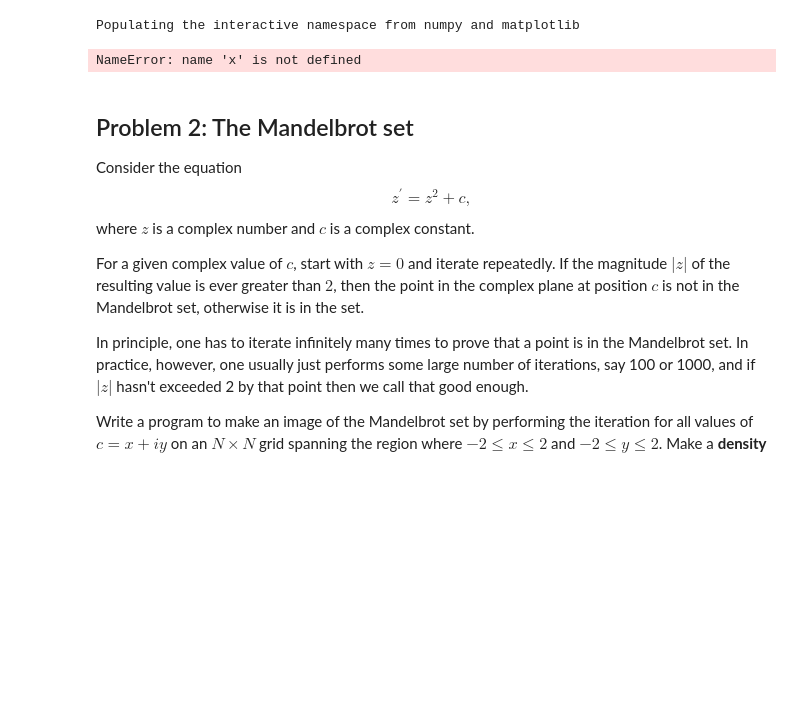
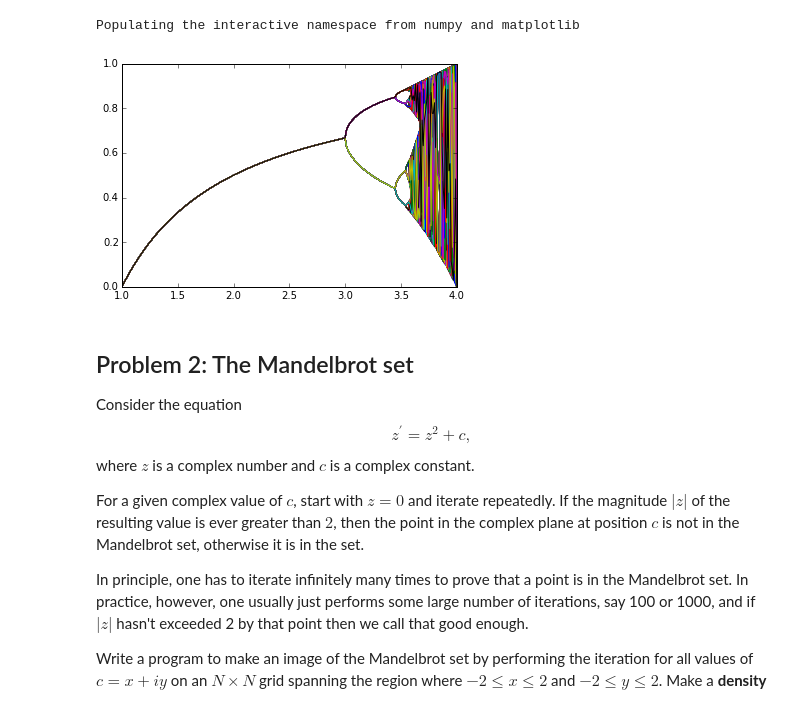
Before and after one commit to pcchen/NTHU10320PHYS290000, a Jupyter notebook: student/102000041/Homework3.ipynb, the cells around one changed output. Cells and saved outputs as stored; diff of their text form; code cells hidden in the pictures; blank space fills up the shorter version.

```diff
--- a/student/102000041/Homework3.ipynb
+++ b/student/102000041/Homework3.ipynb
@@ -28,25 +28,23 @@ Populating the interactive namespace from numpy and matplotlib
 # %%
 # Problem 1
 import math
 import numpy as np
 
-a=np.linspace(1, 4, 301)
-
-def logic_map(x):
-    n=1
+def logic_map(a):
     x=0.5
-    while x<=1000:
+    n=0
+    while n<=1000:
         x=a*x*(1-x)
         n=n+1
+        i=0
+        for i in range(1000):
+            x=a*x*(1-x)
+        plot(a, x)
+    show()
 
-y=np.zeros(len(a))
-for i in xrange(len(a)):
-    y[i] = logic_map(x[i])
-
-plot(a, y)
-show()
+logic_map(linspace(1, 4, 301))
 # %% [output]
-NameError: name 'x' is not defined
+[figure, added]
 # %% [markdown]
 ## Problem 2: The Mandelbrot set
 
```
Also changed, not shown: parts of 3 cells of this notebook.
